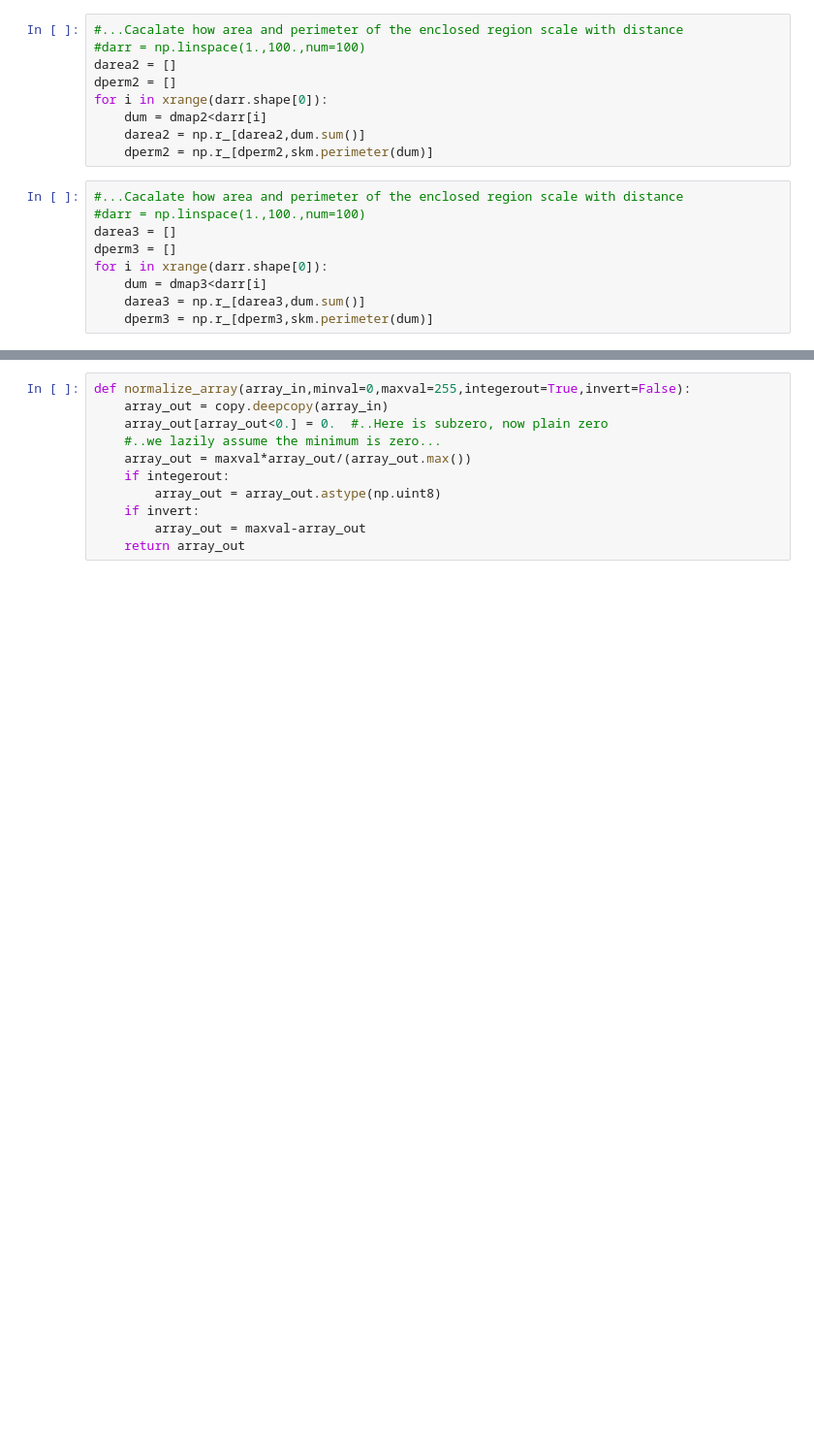
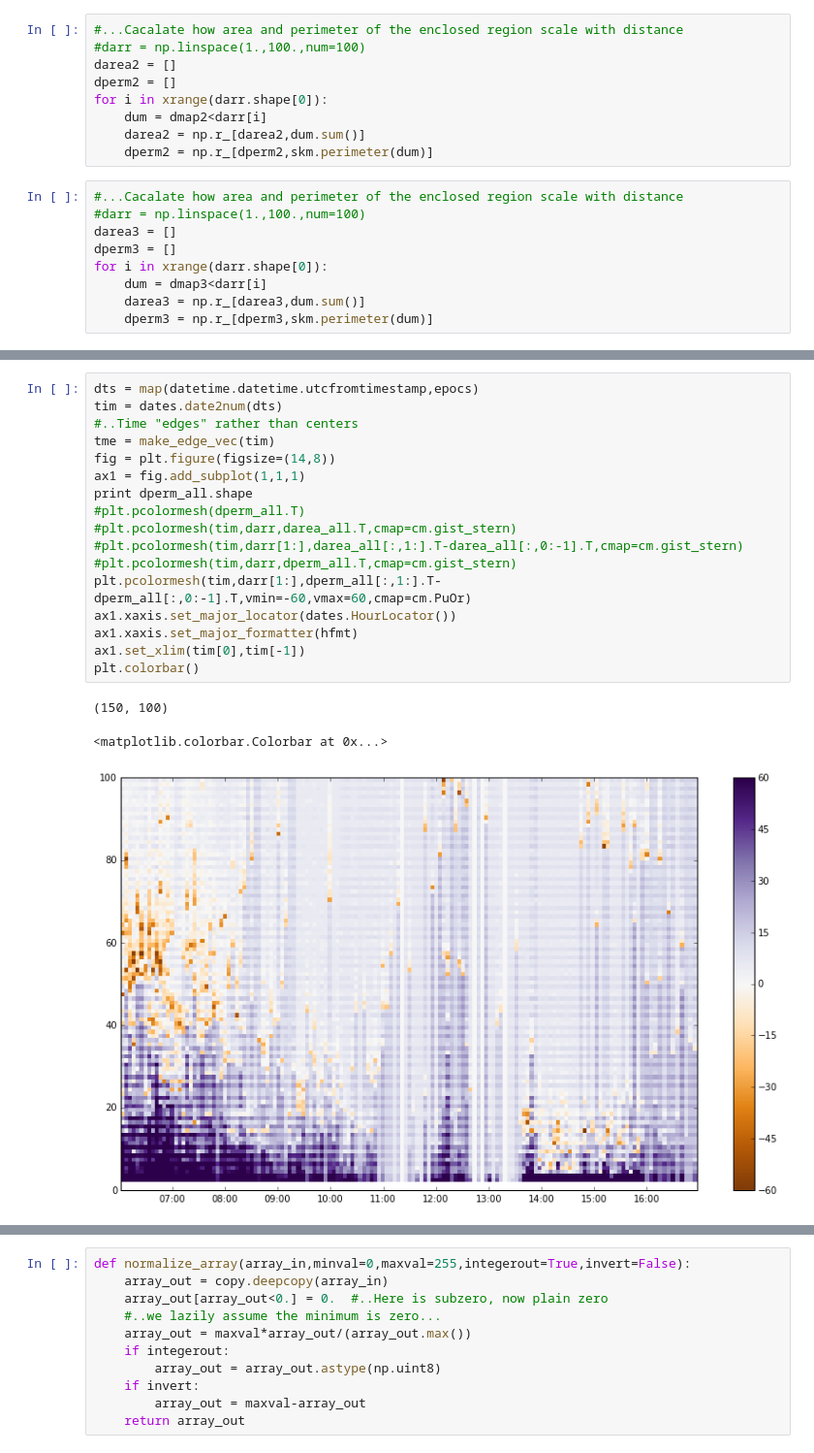
Before and after one commit to mvanlierwalq/IPy_NB_Public, a Jupyter notebook: test_spatial_statistics.ipynb, the cells around one changed output, grey strips where cells are left out. Shown: that part at 97% size. Drawn from its saved outputs; the diff is of its cells as text; blank space fills up the shorter version.

```diff
--- a/test_spatial_statistics.ipynb
+++ b/test_spatial_statistics.ipynb
@@ -218,0 +312,21 @@ for i in xrange(darr.shape[0]):
+# %%
+dts = map(datetime.datetime.utcfromtimestamp,epocs)
+tim = dates.date2num(dts)
+#..Time "edges" rather than centers
+tme = make_edge_vec(tim)
+fig = plt.figure(figsize=(14,8))
+ax1 = fig.add_subplot(1,1,1)
+print dperm_all.shape
+#plt.pcolormesh(dperm_all.T)
+#plt.pcolormesh(tim,darr,darea_all.T,cmap=cm.gist_stern)
+#plt.pcolormesh(tim,darr[1:],darea_all[:,1:].T-darea_all[:,0:-1].T,cmap=cm.gist_stern)
+#plt.pcolormesh(tim,darr,dperm_all.T,cmap=cm.gist_stern)
+plt.pcolormesh(tim,darr[1:],dperm_all[:,1:].T-dperm_all[:,0:-1].T,vmin=-60,vmax=60,cmap=cm.PuOr)
+ax1.xaxis.set_major_locator(dates.HourLocator())
+ax1.xaxis.set_major_formatter(hfmt)
+ax1.set_xlim(tim[0],tim[-1])
+plt.colorbar()
+# %% [output]
+(150, 100)
+<matplotlib.colorbar.Colorbar at 0x...>
+[figure, added]
```
Also changed, not shown: parts of 15 cells of this notebook.
